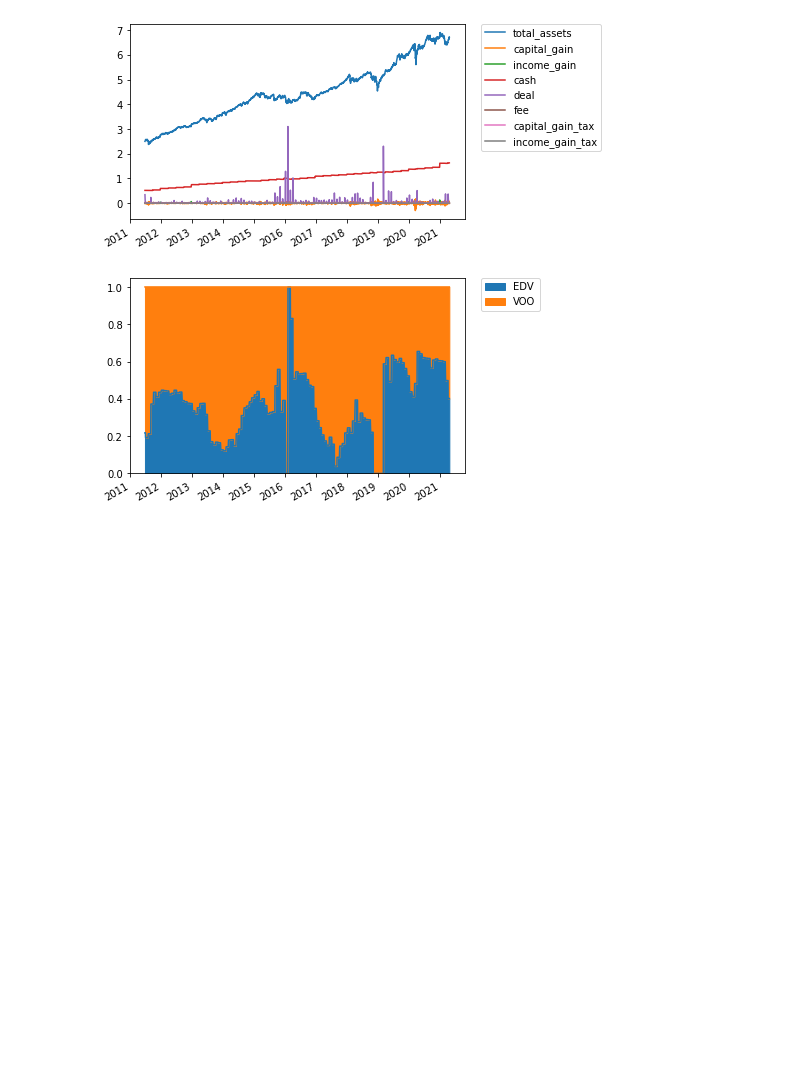
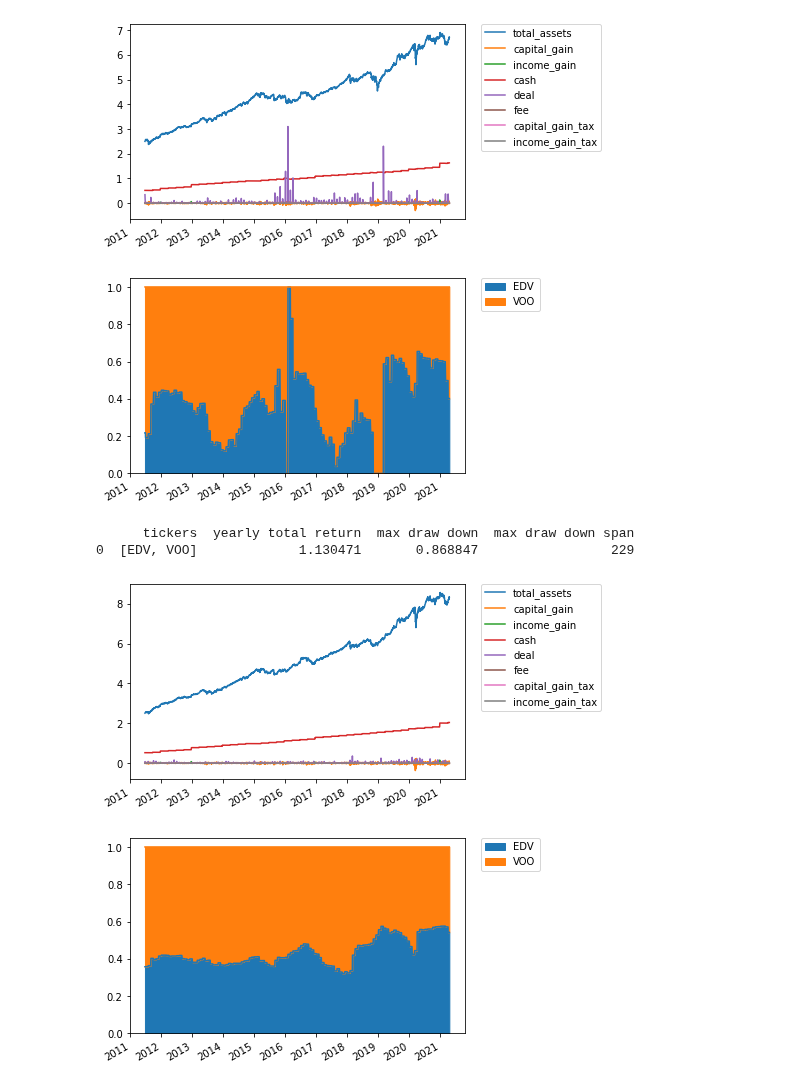
Before and after one commit to sonesuke/mypo, a Jupyter notebook: docs/tutorial/optimizer.ipynb, the cells around one changed output. Cells and saved outputs as stored; diff of their text form; code cells hidden in the pictures; blank space fills up the shorter version.

Commit message:
adsd-relative (#162)
* add relative ticker

```diff
--- a/docs/tutorial/optimizer.ipynb
+++ b/docs/tutorial/optimizer.ipynb
@@ -91,3 +91,29 @@ plt.show()
 0  [EDV, VOO]             1.106279       0.854241                 325
 [figure]
 [figure]
+# %%
+optimizer = MaximumDiversificationOptimizer()
+runner = Runner(
+    rebalancer=MonthlyRebalancer(optimizer=optimizer, do_re_optimize=True)
+)
+
+runner.run(
+    assets=[1.2, 0.8],
+    cash=0.5,
+    market=market,
+    train_span=200,
+    verbose=True
+)
+report = runner.report()
+print(report.summary())
+ax = report.history().plot()
+plt.legend(bbox_to_anchor=(1.05, 1), loc='upper left', borderaxespad=0)
+plt.show()
+ax = report.history_weights().plot.area(stacked=True)
+plt.legend(bbox_to_anchor=(1.05, 1), loc='upper left', borderaxespad=0)
+plt.show()
+# %% [output]
+      tickers  yearly total return  max draw down  max draw down span
+0  [EDV, VOO]             1.130471       0.868847                 229
+[figure, added]
+[figure, added]
```
Also changed, not shown: parts of 2 cells of this notebook, 5 other files.
